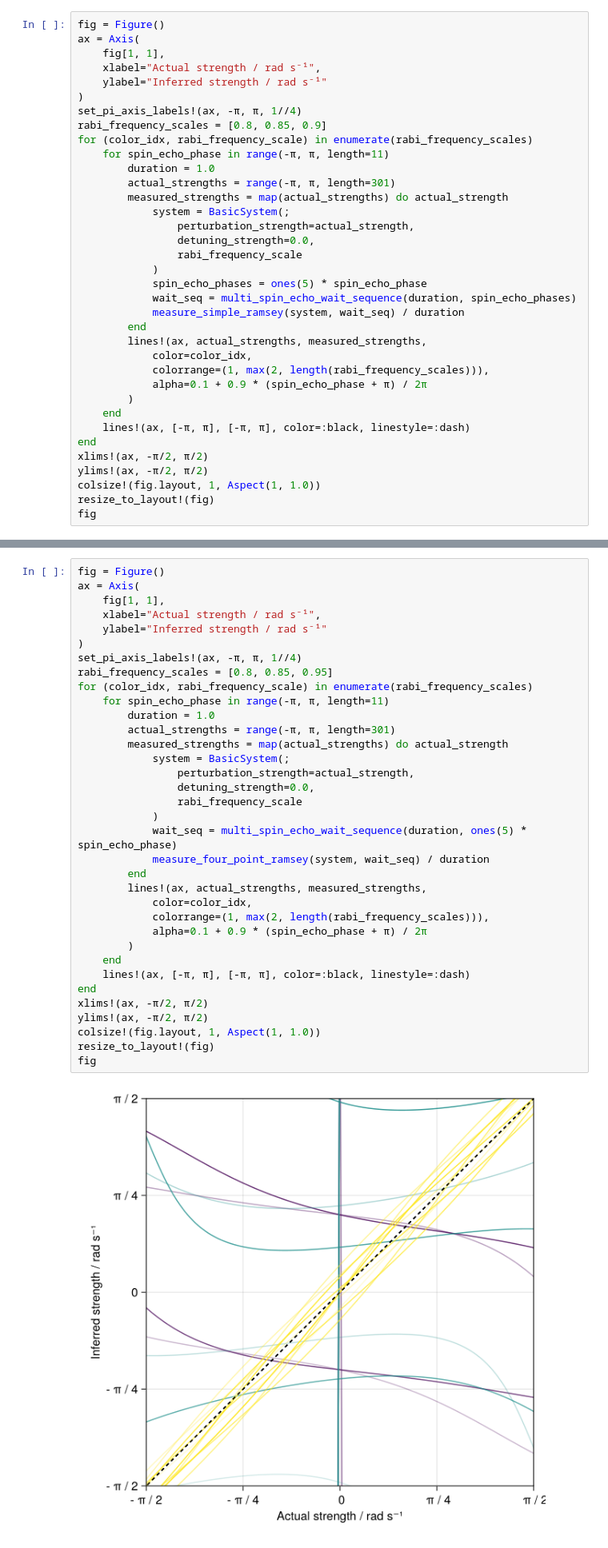
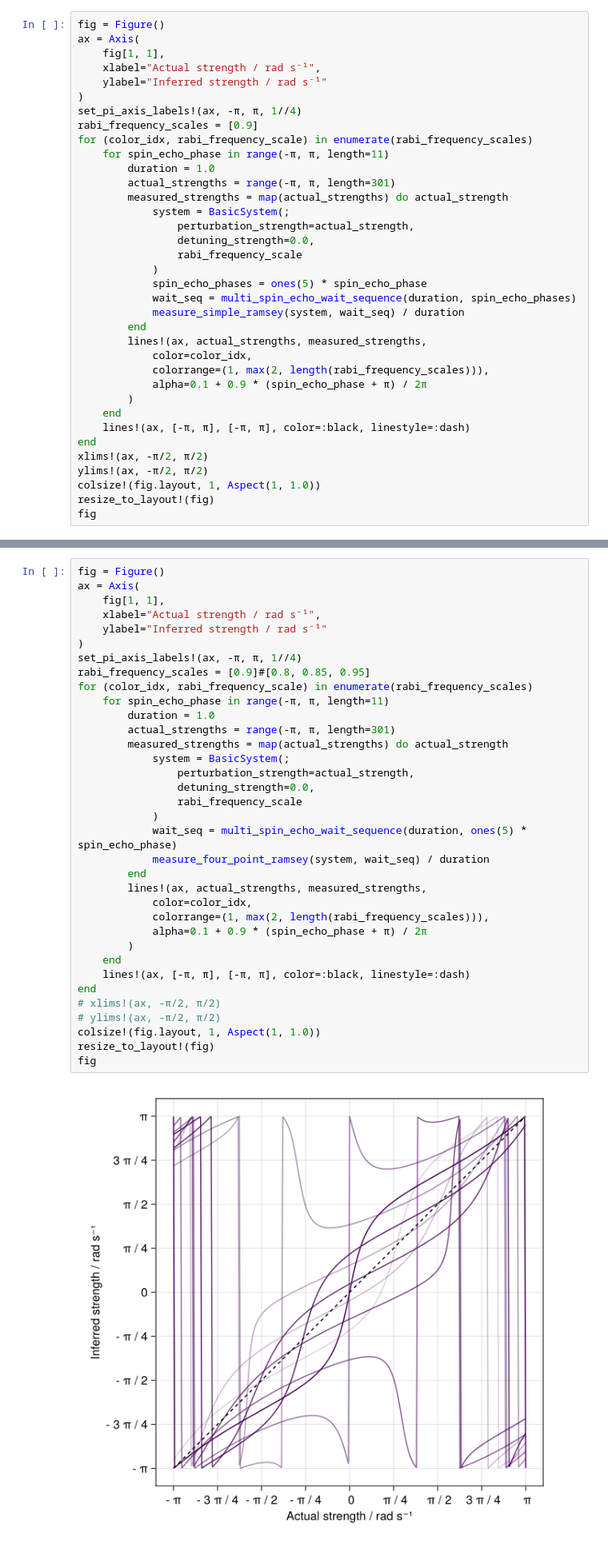
Before and after one commit to dnadlinger/spin-echo-bias, a Jupyter notebook: Examples.ipynb, the cells around one changed output, grey strips where cells are left out. Shown: that part at 80% size. Cells and saved outputs as stored; diff of their text form.

Commit message:
Update last few systematics plots

```diff
--- a/Examples.ipynb
+++ b/Examples.ipynb
@@ -190,7 +190,7 @@ ax = Axis(
     ylabel="Inferred strength / rad s⁻¹"
 )
 set_pi_axis_labels!(ax, -π, π, 1//4)
-rabi_frequency_scales = [0.8, 0.85, 0.9]
+rabi_frequency_scales = [0.9]
 for (color_idx, rabi_frequency_scale) in enumerate(rabi_frequency_scales)
     for spin_echo_phase in range(-π, π, length=11)
         duration = 1.0
@@ -228,37 +228,37 @@ ax = Axis(
     fig[1, 1],
     xlabel="Actual strength / rad s⁻¹",
     ylabel="Inferred strength / rad s⁻¹"
 )
 set_pi_axis_labels!(ax, -π, π, 1//4)
-rabi_frequency_scales = [0.8, 0.85, 0.95]
+rabi_frequency_scales = [0.9]#[0.8, 0.85, 0.95]
 for (color_idx, rabi_frequency_scale) in enumerate(rabi_frequency_scales)
     for spin_echo_phase in range(-π, π, length=11)
         duration = 1.0
         actual_strengths = range(-π, π, length=301)
         measured_strengths = map(actual_strengths) do actual_strength
             system = BasicSystem(;
                 perturbation_strength=actual_strength,
                 detuning_strength=0.0,
                 rabi_frequency_scale
             )
             wait_seq = multi_spin_echo_wait_sequence(duration, ones(5) * spin_echo_phase)
             measure_four_point_ramsey(system, wait_seq) / duration
         end
         lines!(ax, actual_strengths, measured_strengths,
             color=color_idx,
             colorrange=(1, max(2, length(rabi_frequency_scales))),
             alpha=0.1 + 0.9 * (spin_echo_phase + π) / 2π
         )
     end
     lines!(ax, [-π, π], [-π, π], color=:black, linestyle=:dash)
 end
-xlims!(ax, -π/2, π/2)
-ylims!(ax, -π/2, π/2)
+# xlims!(ax, -π/2, π/2)
+# ylims!(ax, -π/2, π/2)
 colsize!(fig.layout, 1, Aspect(1, 1.0))
 resize_to_layout!(fig)
 fig
 # %% [output]
-[figure, old version]
+[figure, new version]
 # %% [markdown]
 But there are good solutions as well:
 # %%
```
Also changed, not shown: parts of 6 cells of this notebook.
